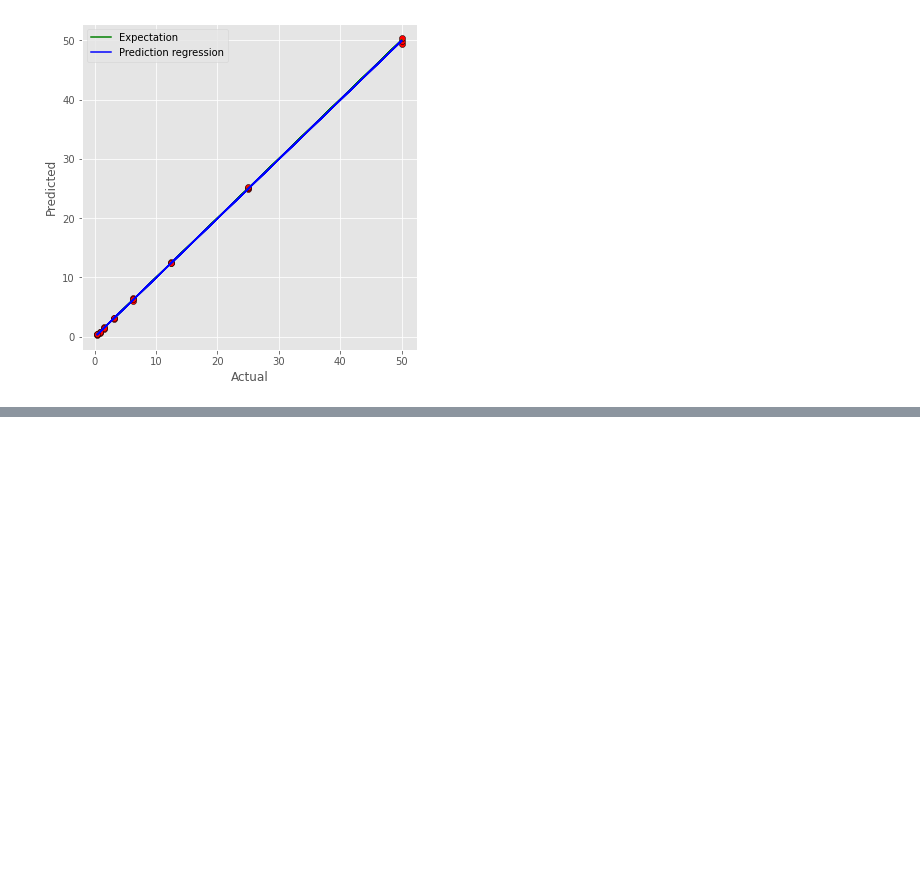
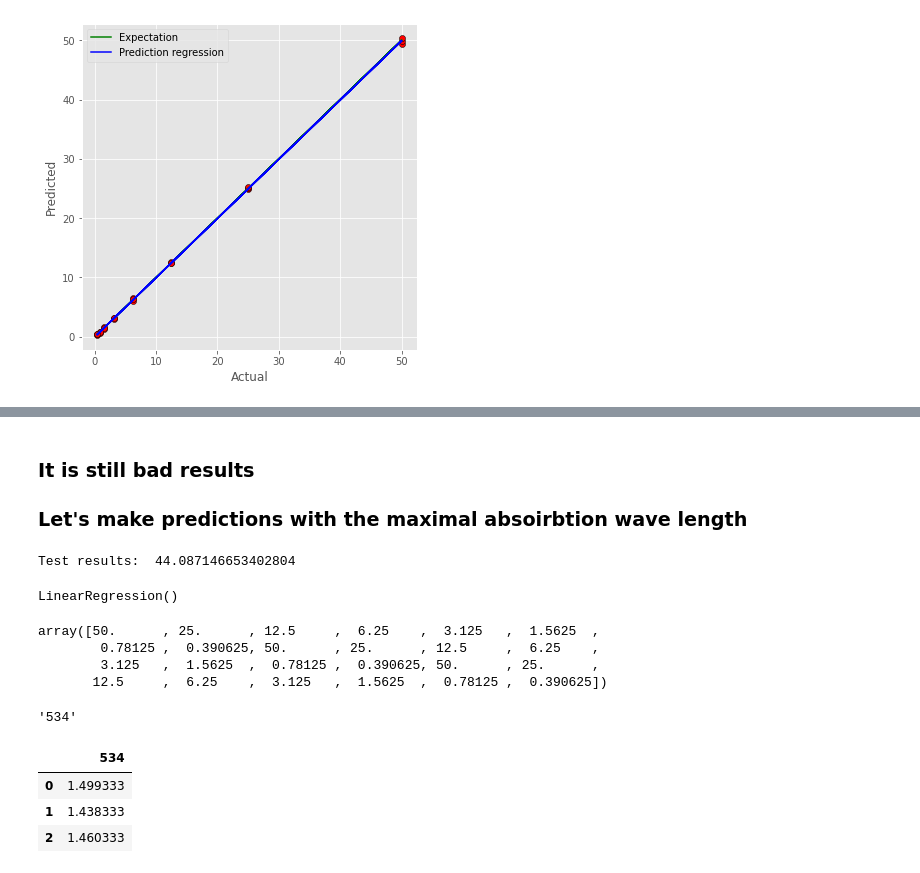
Before and after one commit to dkarlov/colorfix_test, a Jupyter notebook: Notebook for exploratory data analysis.ipynb, the cells around one changed output, grey strips where cells are left out. Saved outputs shown, nothing was run; the diff lists cells and outputs as text; code cells hidden in the pictures; blank space fills up the shorter version.

Commit message:
Using maximum absorbtion model

```diff
--- a/Notebook for exploratory data analysis.ipynb
+++ b/Notebook for exploratory data analysis.ipynb
@@ -389,0 +382,32 @@ len(indices)
+# %% [markdown]
+### It is still bad results
+### Let's make predictions with the maximal absoirbtion wave length
+# %%
+bestwavelength = list(data_clean)[1:][np.argmax(data_clean.values[0, 1:])]
+x_train = data_clean[[bestwavelength]]
+x_test = sample_clean[[bestwavelength]]
+print("Test results: ", LinearRegression().fit(x_train, y).predict(x_test).mean())
+# %% [output]
+Test results:  44.087146653402804
+# %%
+lin_model.predict()
+# %% [output]
+LinearRegression()
+# %%
+y
+# %% [output]
+array([50.      , 25.      , 12.5     ,  6.25    ,  3.125   ,  1.5625  ,
+        0.78125 ,  0.390625, 50.      , 25.      , 12.5     ,  6.25    ,
+        3.125   ,  1.5625  ,  0.78125 ,  0.390625, 50.      , 25.      ,
+       12.5     ,  6.25    ,  3.125   ,  1.5625  ,  0.78125 ,  0.390625])
+# %%
+bestwavelength
+# %% [output]
+'534'
+# %%
+x_test
+# %% [output]
+|  | 534 |
+| 0 | 1.499333 |
+| 1 | 1.438333 |
+| 2 | 1.460333 |
```
Also changed, not shown: parts of 6 cells of this notebook.
